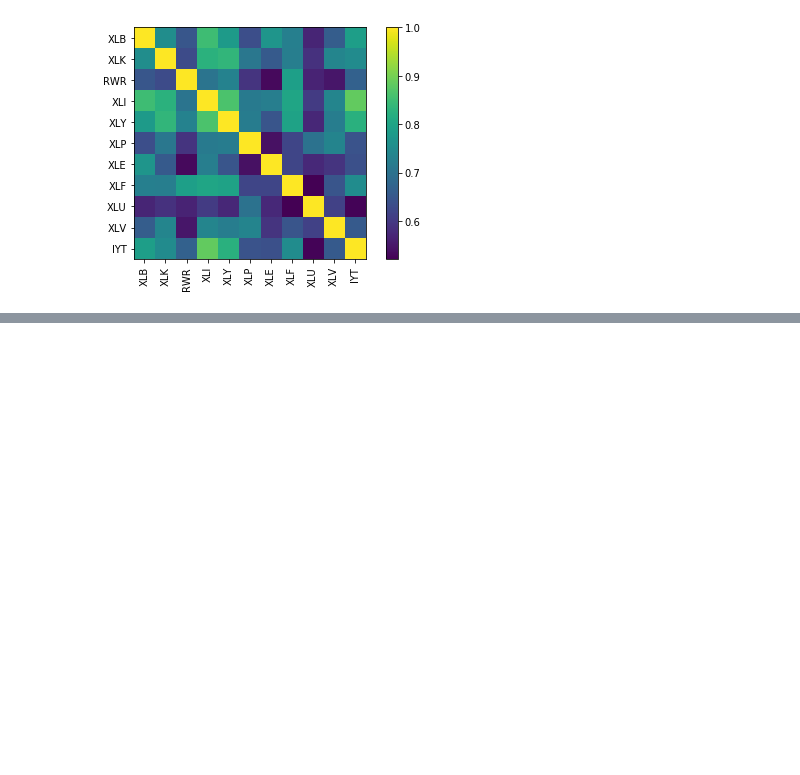
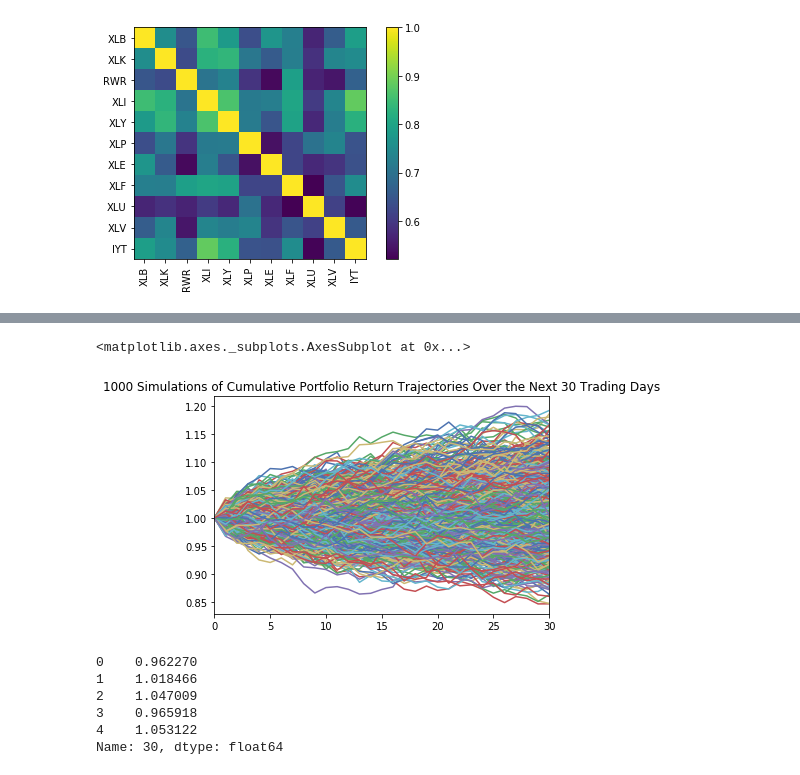
Before and after one commit to bkayratkyzy/Monte_Carlo_Simulations, a Jupyter notebook: notebooks/chris_pyportfolioopt.ipynb, the cells around one changed output, grey strips where cells are left out. Drawn from its saved outputs; the diff is of its cells as text; code cells hidden in the pictures; blank space fills up the shorter version.

Commit message:
added charts and monte carlo for optimized portfolio

```diff
--- a/notebooks/chris_pyportfolioopt.ipynb
+++ b/notebooks/chris_pyportfolioopt.ipynb
@@ -289,0 +296,4 @@ Plotting.plot_weights(cleaned_weights)
+# %%
+daily_returns = concat_df.pct_change()
+daily_returns.dropna(inplace=True)
+daily_returns.head()
@@ -289,0 +308,28 @@ Plotting.plot_weights(cleaned_weights)
+# %%
+#Calculate the mean of daily returns for each sector
+
+avg_daily_return_xlb = daily_returns.mean()['XLB']
+avg_daily_return_xlk = daily_returns.mean()['XLK']
+avg_daily_return_rwr = daily_returns.mean()['RWR']
+avg_daily_return_xli = daily_returns.mean()['XLI']
+avg_daily_return_xly = daily_returns.mean()['XLY']
+avg_daily_return_xlp = daily_returns.mean()['XLP']
+avg_daily_return_xle = daily_returns.mean()['XLE']
+avg_daily_return_xlf = daily_returns.mean()['XLF']
+avg_daily_return_xlu = daily_returns.mean()['XLU']
+avg_daily_return_xlv = daily_returns.mean()['XLV']
+avg_daily_return_iyt = daily_returns.mean()['IYT']
+# %%
+#Calculate the standard deviation of returns for each sector
+
+std_dev_daily_return_xlb = daily_returns.std()['XLB']
+std_dev_daily_return_xlk = daily_returns.std()['XLK']
+std_dev_daily_return_rwr = daily_returns.std()['RWR']
+std_dev_daily_return_xli = daily_returns.std()['XLI']
+std_dev_daily_return_xly = daily_returns.std()['XLY']
+std_dev_daily_return_xlp = daily_returns.std()['XLP']
+std_dev_daily_return_xle = daily_returns.std()['XLE']
+std_dev_daily_return_xlf = daily_returns.std()['XLF']
+std_dev_daily_return_xlu = daily_returns.std()['XLU']
+std_dev_daily_return_xlv = daily_returns.std()['XLV']
+std_dev_daily_return_iyt = daily_returns.std()['IYT']
@@ -289,0 +445,18 @@ Plotting.plot_weights(cleaned_weights)
+# %%
+# Plot `1000` simulations of the potential trajectories of the portfolio based on 30 trading days
+plot_title = f"{n+1} Simulations of Cumulative Portfolio Return Trajectories Over the Next 30 Trading Days"
+portfolio_cumulative_returns.plot(legend=None, title=plot_title)
+# %% [output]
+<matplotlib.axes._subplots.AxesSubplot at 0x...>
+[figure, added]
+# %%
+# Select the last row for prices (prices of each simulation on the 30th trading day)
+ending_cumulative_returns = portfolio_cumulative_returns.iloc[-1, :]
+ending_cumulative_returns.head()
+# %% [output]
+0    0.962270
+1    1.018466
+2    1.047009
+3    0.965918
+4    1.053122
+Name: 30, dtype: float64
```
Also changed, not shown: parts of 24 cells of this notebook, 2 other files.
